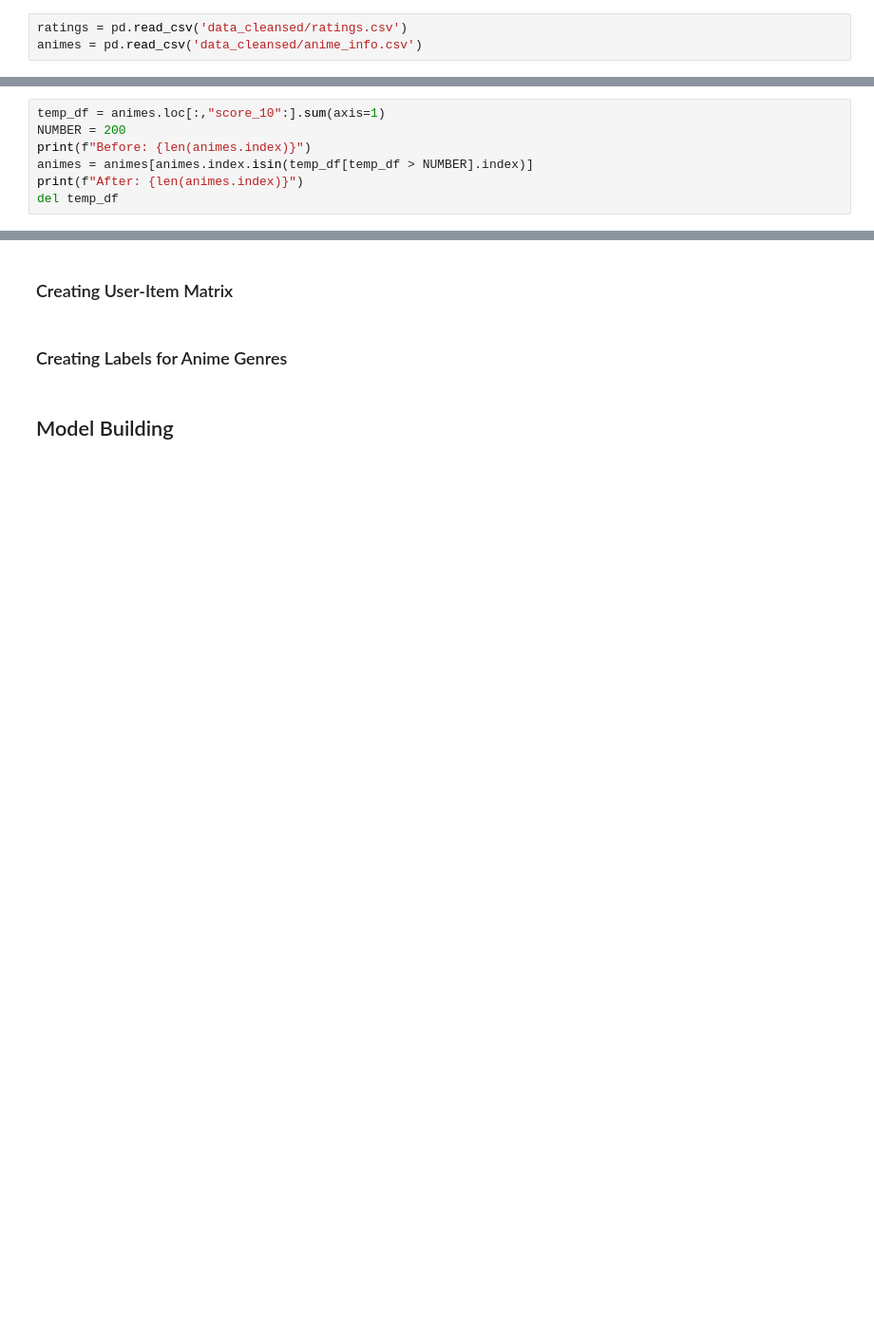
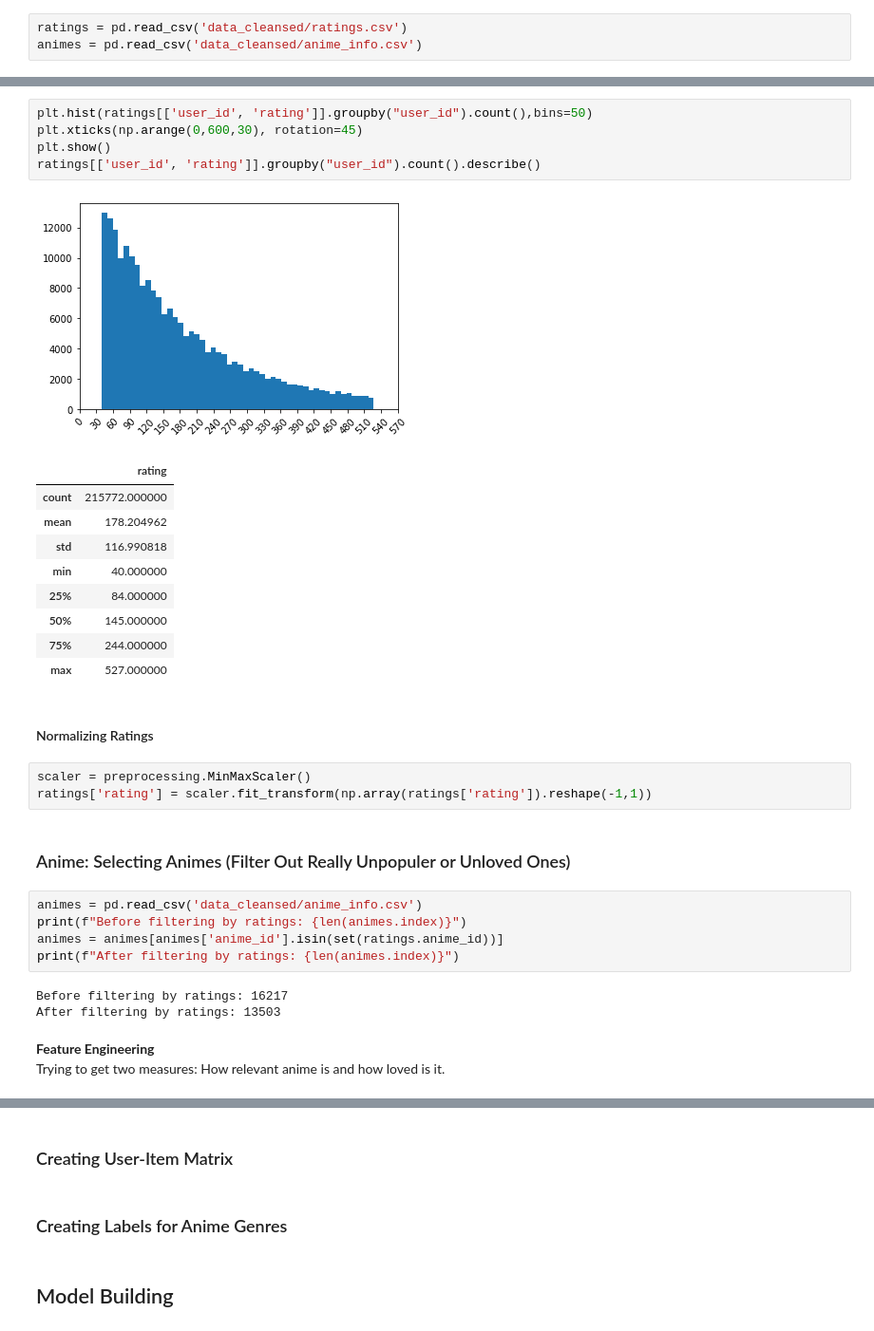
Before and after one commit to rusenbb/Anime_Recommender, a Jupyter notebook: recommender.ipynb, the cells around one changed output, grey strips where cells are left out. Shown at 95% size. Saved outputs shown, nothing was run; the diff lists cells and outputs as text; blank space fills up the shorter version.

```diff
--- a/recommender.ipynb
+++ b/recommender.ipynb
@@ -236,7 +316,34 @@ del temp_df
+# %%
+plt.hist(ratings[['user_id', 'rating']].groupby("user_id").count(),bins=50)
+plt.xticks(np.arange(0,600,30), rotation=45)
+plt.show()
+ratings[['user_id', 'rating']].groupby("user_id").count().describe()
+# %% [output]
+[figure, added]
+|  | rating |
+| count | 215772.000000 |
+| mean | 178.204962 |
+| std | 116.990818 |
+| min | 40.000000 |
+| 25% | 84.000000 |
+| 50% | 145.000000 |
+| 75% | 244.000000 |
+| max | 527.000000 |
+# %% [markdown]
+#### Normalizing Ratings
+# %%
+scaler = preprocessing.MinMaxScaler()
+ratings['rating'] = scaler.fit_transform(np.array(ratings['rating']).reshape(-1,1))
+# %% [markdown]
+### Anime: Selecting Animes (Filter Out Really Unpopuler or Unloved Ones)
 # %%
-temp_df = animes.loc[:,"score_10":].sum(axis=1)
-NUMBER = 200
-print(f"Before: {len(animes.index)}")
-animes = animes[animes.index.isin(temp_df[temp_df > NUMBER].index)]
-print(f"After: {len(animes.index)}")
-del temp_df
+animes = pd.read_csv('data_cleansed/anime_info.csv')
+print(f"Before filtering by ratings: {len(animes.index)}")
+animes = animes[animes['anime_id'].isin(set(ratings.anime_id))]
+print(f"After filtering by ratings: {len(animes.index)}")
+# %% [output]
+Before filtering by ratings: 16217
+After filtering by ratings: 13503
+# %% [markdown]
+<b>Feature Engineering</b><br>
+Trying to get two measures: How relevant anime is and how loved is it.
```
Also changed, not shown: parts of 22 cells of this notebook.
